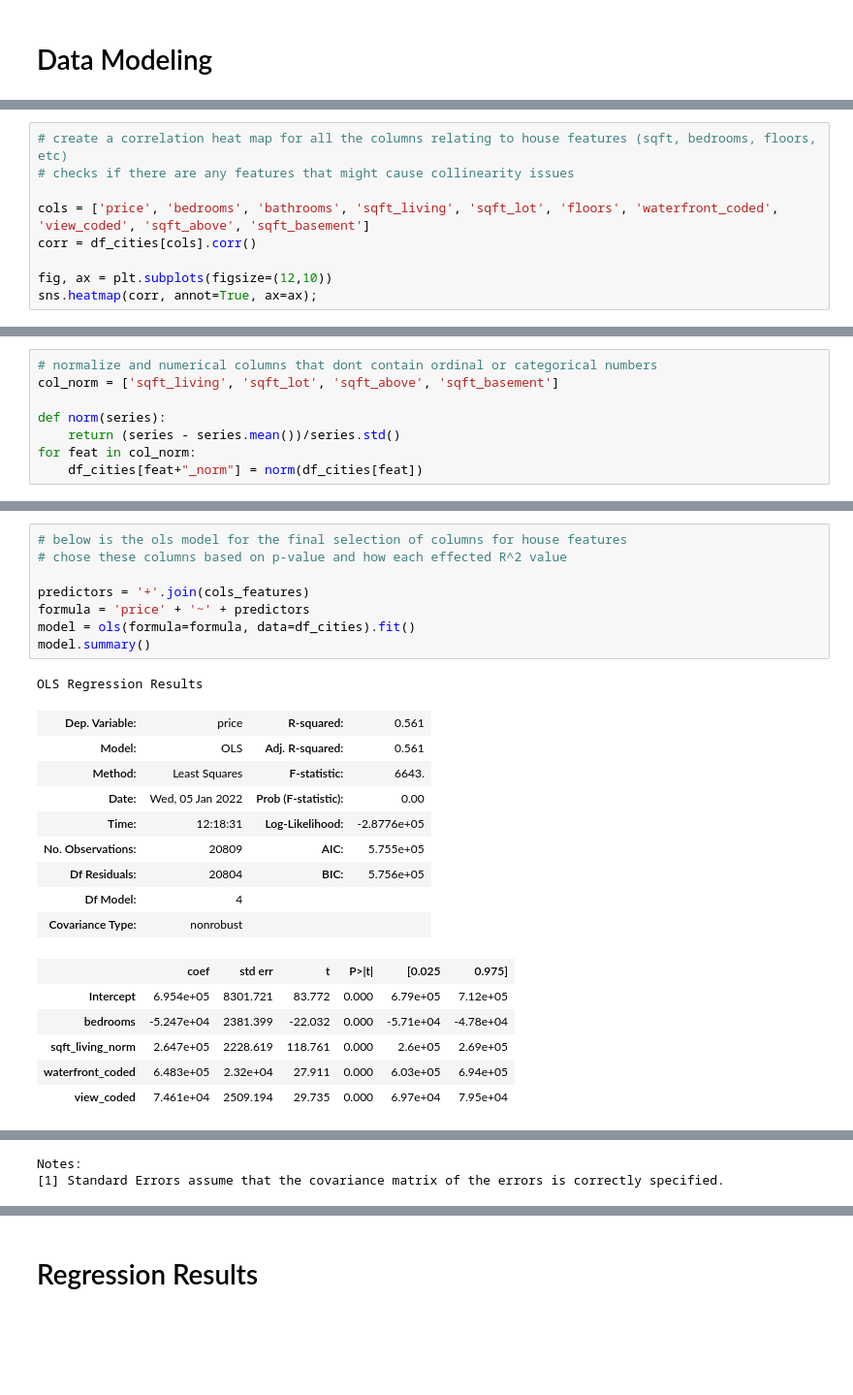
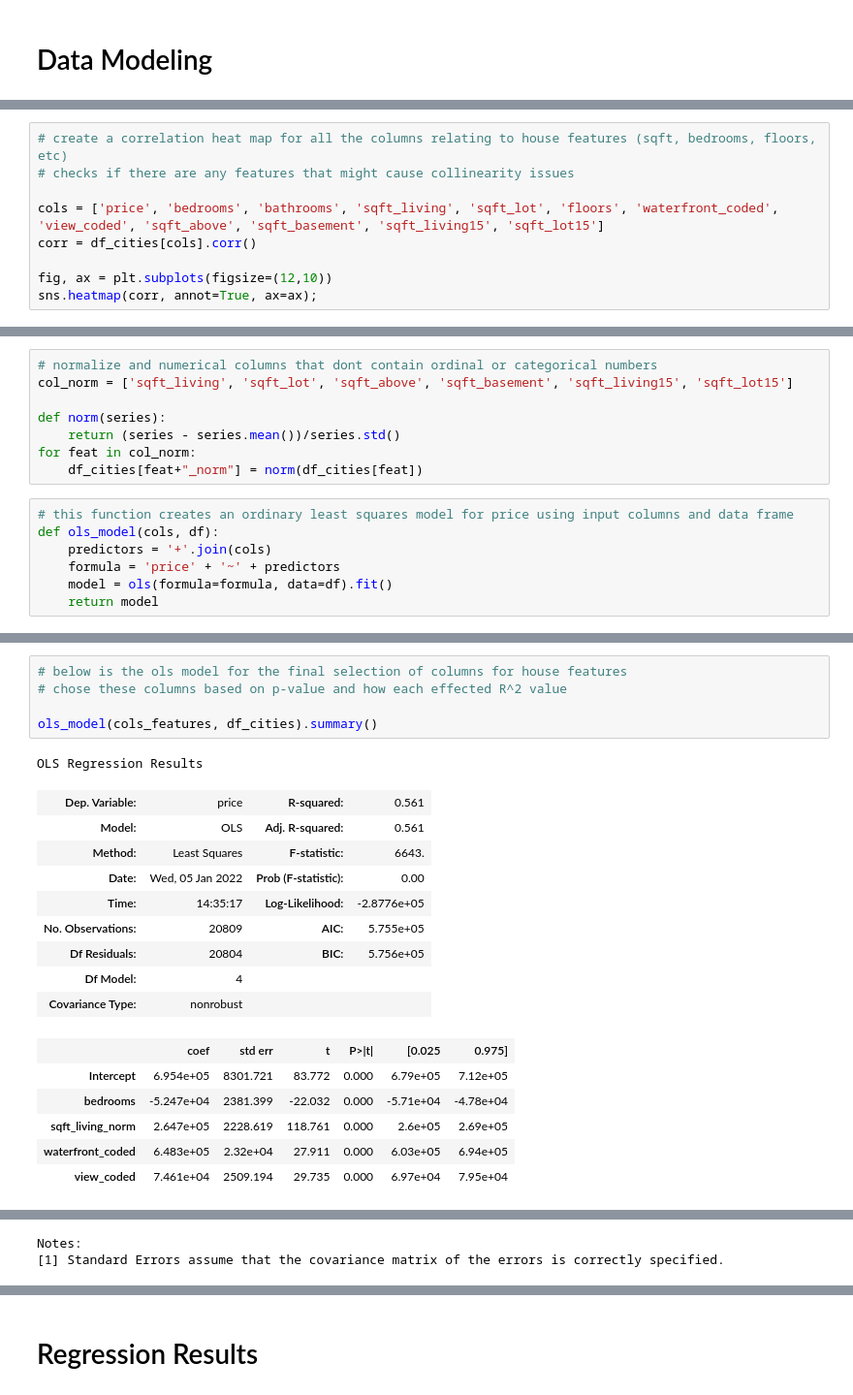
Before and after one commit to hannah-schurman/dsc-phase2-project, a Jupyter notebook: housing_sales_modeling.ipynb, the cells around one changed output, grey strips where cells are left out. Shown at 97% size. Drawn from its saved outputs; the diff is of its cells as text; blank space fills up the shorter version.

```diff
--- a/housing_sales_modeling.ipynb
+++ b/housing_sales_modeling.ipynb
@@ -456,7 +429,7 @@ print(r2_score(df_cities["price"], y_hat))
 # create a correlation heat map for all the columns relating to house features (sqft, bedrooms, floors, etc)
 # checks if there are any features that might cause collinearity issues
 
-cols = ['price', 'bedrooms', 'bathrooms', 'sqft_living', 'sqft_lot', 'floors', 'waterfront_coded', 'view_coded', 'sqft_above', 'sqft_basement']
+cols = ['price', 'bedrooms', 'bathrooms', 'sqft_living', 'sqft_lot', 'floors', 'waterfront_coded', 'view_coded', 'sqft_above', 'sqft_basement', 'sqft_living15', 'sqft_lot15']
 corr = df_cities[cols].corr()
 
 fig, ax = plt.subplots(figsize=(12,10))
@@ -466,10 +439,17 @@ sns.heatmap(corr, annot=True, ax=ax);
 # %%
 # normalize and numerical columns that dont contain ordinal or categorical numbers
-col_norm = ['sqft_living', 'sqft_lot', 'sqft_above', 'sqft_basement']
+col_norm = ['sqft_living', 'sqft_lot', 'sqft_above', 'sqft_basement', 'sqft_living15', 'sqft_lot15']
 
 def norm(series):
     return (series - series.mean())/series.std()
 for feat in col_norm:
     df_cities[feat+"_norm"] = norm(df_cities[feat])
+# %%
+# this function creates an ordinary least squares model for price using input columns and data frame
+def ols_model(cols, df):
+    predictors = '+'.join(cols)
+    formula = 'price' + '~' + predictors
+    model = ols(formula=formula, data=df).fit()
+    return model
 # %%
 # using an ols model to look at p-values and R^2 values for all of the feature columns
@@ -527,18 +505,15 @@ cols_features = ['bedrooms', 'sqft_living_norm', 'waterfront_coded', 'view_coded
 # %%
 # below is the ols model for the final selection of columns for house features
 # chose these columns based on p-value and how each effected R^2 value
 
-predictors = '+'.join(cols_features)
-formula = 'price' + '~' + predictors
-model = ols(formula=formula, data=df_cities).fit()
-model.summary()
+ols_model(cols_features, df_cities).summary()
 # %% [output]
 OLS Regression Results
 | Dep. Variable: | price | R-squared: | 0.561 |
 | Model: | OLS | Adj. R-squared: | 0.561 |
 | Method: | Least Squares | F-statistic: | 6643. |
 | Date: | Wed, 05 Jan 2022 | Prob (F-statistic): | 0.00 |
-| Time: | 12:18:31 | Log-Likelihood: | -2.8776e+05 |
+| Time: | 14:35:17 | Log-Likelihood: | -2.8776e+05 |
 | No. Observations: | 20809 | AIC: | 5.755e+05 |
 | Df Residuals: | 20804 | BIC: | 5.756e+05 |
 | Df Model: | 4 |  |  |
```
Also changed, not shown: parts of 26 cells of this notebook, 2 other files.
